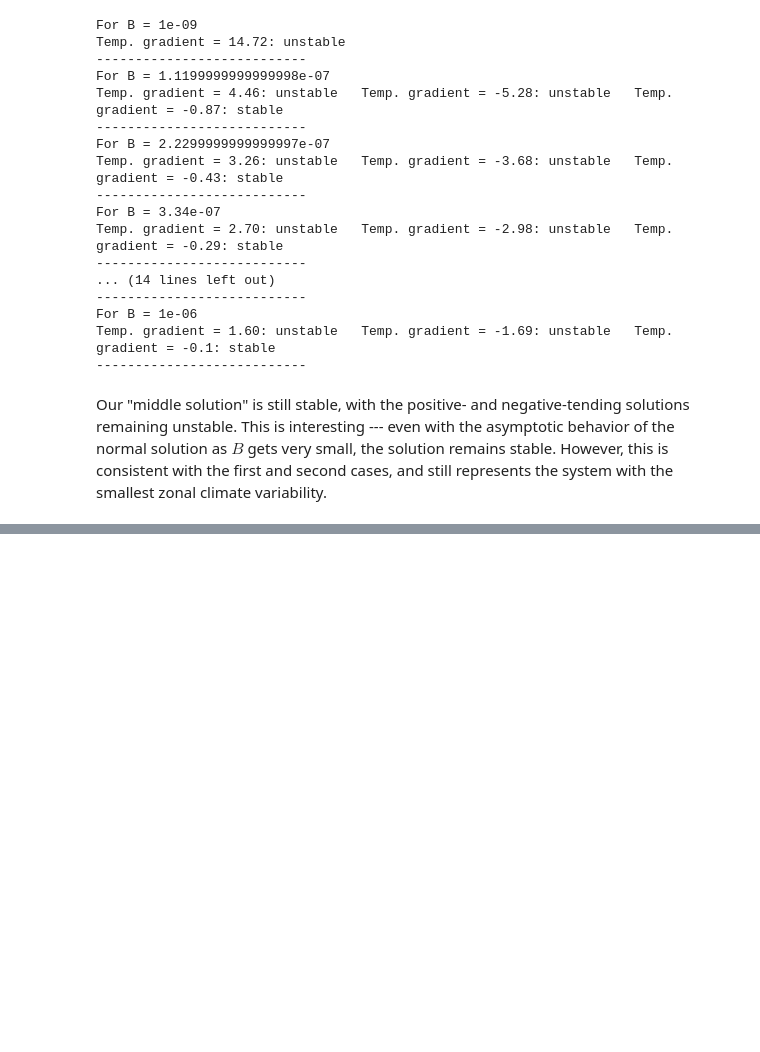
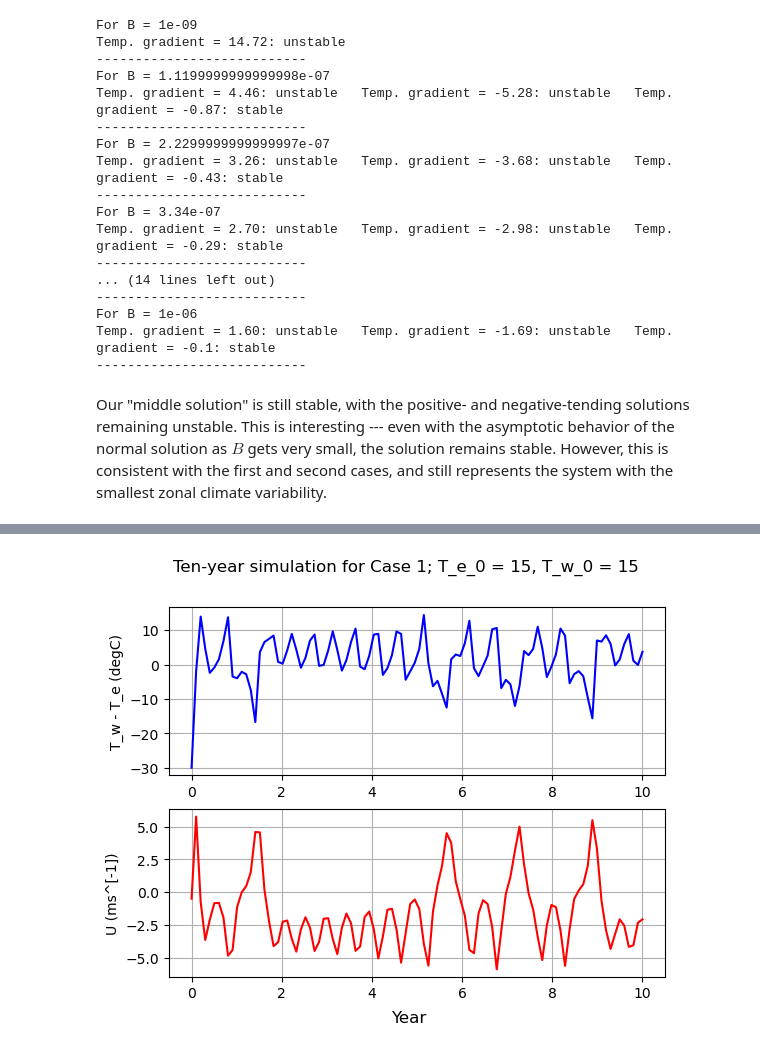
Before and after one commit to lemondoroshow/geoscienceModeling, a Jupyter notebook: ensoModel/modelingENSO.ipynb, the cells around one changed output, grey strips where cells are left out. Cells and saved outputs as stored; diff of their text form; code cells hidden in the pictures; blank space fills up the shorter version.

```diff
--- a/ensoModel/modelingENSO.ipynb
+++ b/ensoModel/modelingENSO.ipynb
@@ -360,0 +373,44 @@ Our "middle solution" is still stable, with the positive- and negative-tending s
+# %%
+# Ensure our values are well-defined
+del_x = 7.5 * 10**6
+T_0 = 15
+A = 1 / (6 / 12 * sec_year)
+C = 1 / (2 / 12 * sec_year)
+ten_year = np.linspace(0, sec_year * 10, 100)
+sec_year = 365.2425 * 24 * 60 * 60
+
+# Vary values
+U_0 = -0.5
+B = 1.3 * 10**(-7)
+
+def system_eq(y, t):
+    U = y[0]; T_e = y[1]; T_w = y[2]
+    eq_1 = B * (T_e - T_w) + C * (U_0 - U)
+    eq_2 = U / del_x * T_w + A * (T_0 - T_e)
+    eq_3 = -U / del_x * T_e + A * (T_0 - T_w)
+
+    return np.array([eq_1, eq_2, eq_3])
+
+T_e_0 = 15
+T_w_0 = 15
+sln = integrate.odeint(system_eq, [U_0, T_e_0, T_w_0], ten_year)
+temp_grad = sln[:,2] - sln[:,1]
+U_vary = sln[:,0]
+# %%
+# Set up plot
+fig, axs = plt.subplots(2, 1)
+
+# Plot data
+axs[0].plot(ten_year / sec_year, temp_grad, color = "blue", label = "Temperature gradient")
+axs[1].plot(ten_year / sec_year, U_vary, color = "red", label = "Surface current speed")
+
+# Label figure
+fig.suptitle("Ten-year simulation for Case 1; T_e_0 = 15, T_w_0 = 15 ")
+fig.supxlabel("Year")
+
+# Label axes
+axs[0].set_ylabel("T_w - T_e (degC)")
+axs[1].set_ylabel("U (ms^[-1])")
+[ax.grid() for ax in axs]; # Like MATLAB, mutes the line
+# %% [output]
+[figure, added]
```
Also changed, not shown: parts of 1 cell of this notebook.
